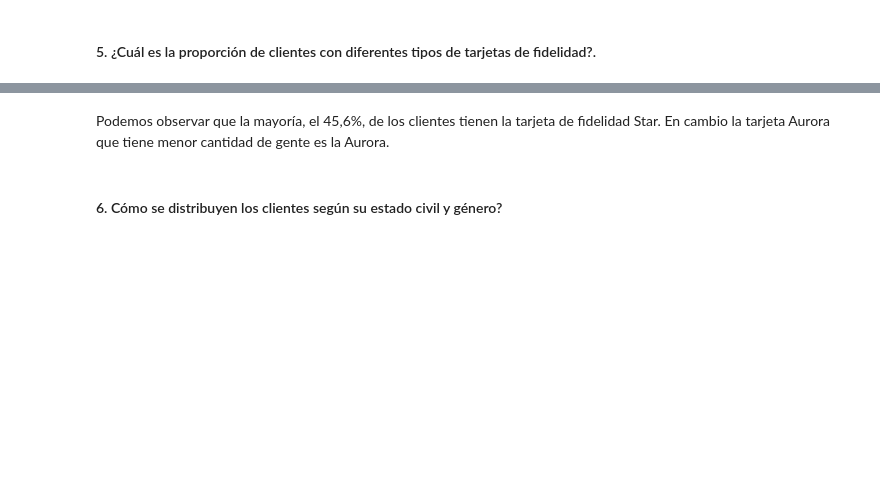
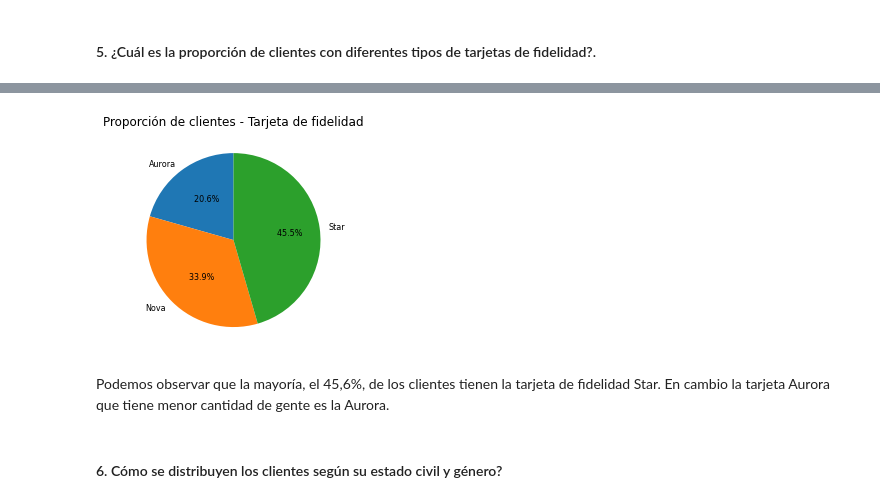
Before and after one commit to Adalab/promo-F-DA-modulo3-evaluacion-final-Belen, a Jupyter notebook: evaluacion_final.ipynb, the cells around one changed output, grey strips where cells are left out. Drawn from its saved outputs; the diff is of its cells as text; code cells hidden in the pictures; blank space fills up the shorter version.

```diff
--- a/evaluacion_final.ipynb
+++ b/evaluacion_final.ipynb
@@ -192,4 +405,0 @@ df_unido.describe()[["salary", "salary_it"]]
-# %%
-# ahora vamos a cambiar el nombre de las columnas que quedaron para que tengan el mismo nombre de origen
-nuevo_nombre = {"salary_it": "salary"}
-df_unido.rename(columns = nuevo_nombre, inplace = True)
@@ -197,0 +408,7 @@ df_unido['salary'].value_counts()
+# %%
+
+# Calcular la mediana de la columna 'salary'
+mediana_salary = df_unido['salary'].median()
+
+# Imputar los valores nulos en la columna 'salary' con la mediana
+df_unido['salary'].fillna(mediana_salary, inplace=True)
@@ -198,2 +437,5 @@ df_unido['salary'].value_counts()
+# %%
+# Eliminar columnas adicionales creadas para imputación iterativa y knn
+df_unido.drop(['salary_it', 'salary_knn'], axis=1, inplace=True)
 # %%
 df_unido.columns
@@ -308,11 +552,0 @@ plt.show()
-# %%
-sns.set(style="whitegrid")
-
-# Crear el gráfico de barras
-plt.figure(figsize=(12, 6))
-sns.barplot(x='education', y='salary', data=df_unido, palette='viridis', ci=None)
-
-# Añadir etiquetas y título
-plt.xlabel('Nivel Educativo')
-plt.ylabel('Salario Promedio')
-plt.title('Comparación del Salario Promedio por Nivel Educativo')
@@ -359,11 +570,13 @@ df_tarjetas
 # %%
 plt.pie("loyalty_number", labels= "loyalty_card",
         data = df_tarjetas,
-        autopct=  '%1.1f%%',
+        autopct=  '%8.1f%%',
         textprops={'fontsize': 8},
         startangle=90)
 plt.title("Proporción de clientes - Tarjeta de fidelidad")
 plt.show()
+# %% [output]
+[figure, added]
 # %% [markdown]
 
 Podemos observar que la mayoría, el 45,6%, de los clientes tienen la tarjeta de fidelidad Star.
```
Also changed, not shown: parts of 62 cells of this notebook, 1 other file.
